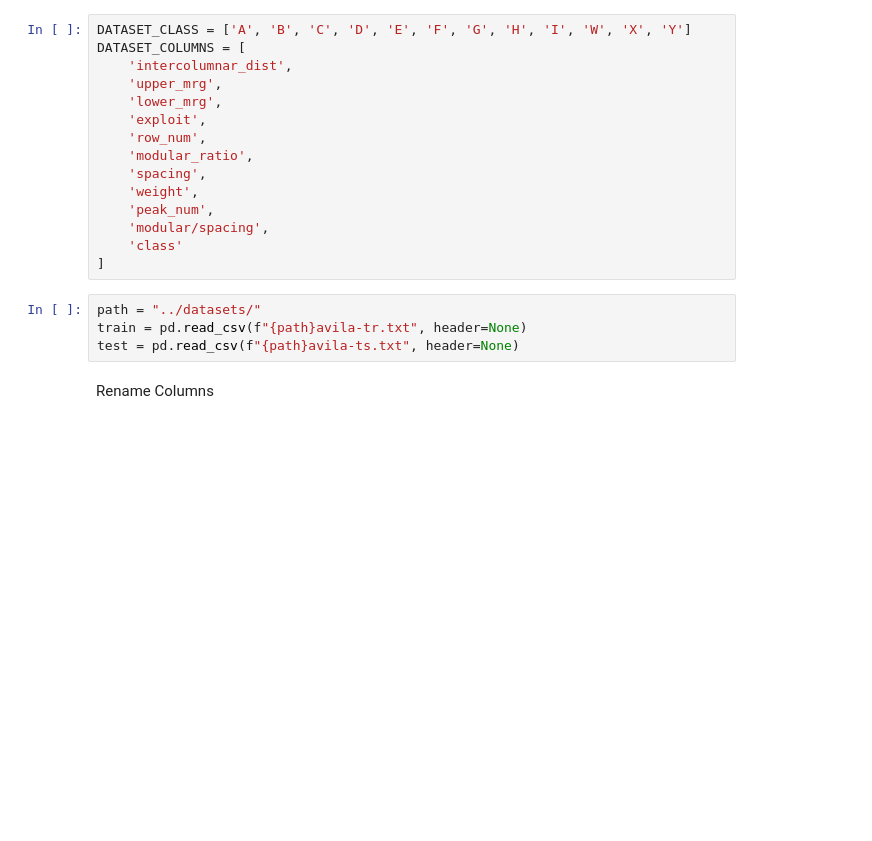
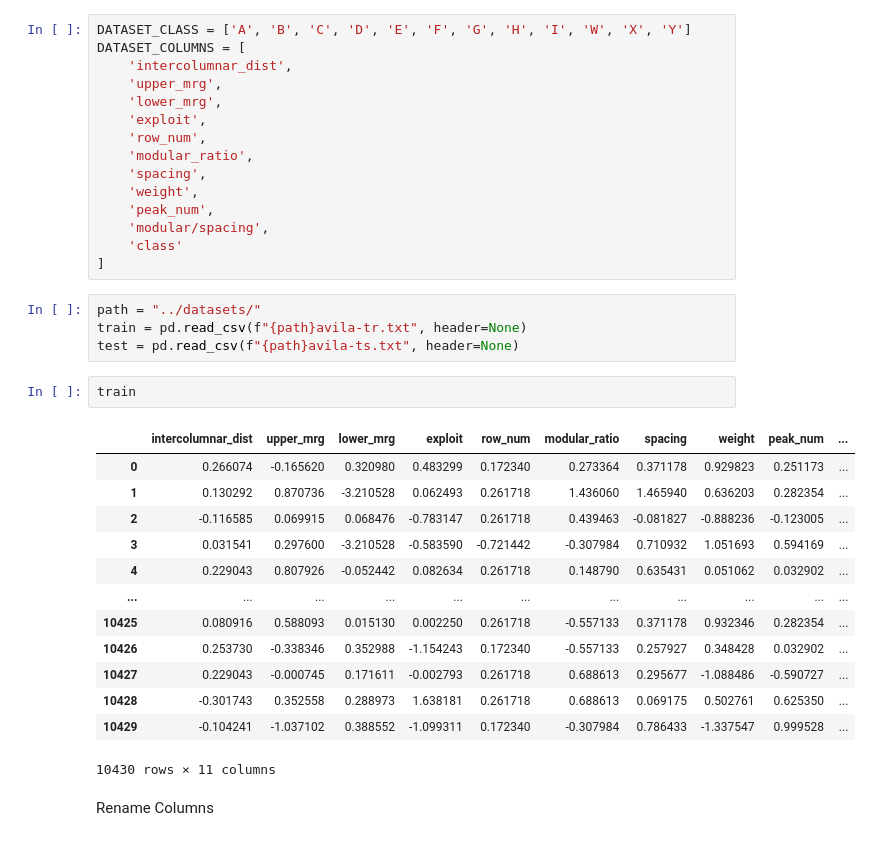
Before and after one commit to medartus/Avila-Analysis, a Jupyter notebook: notebook/Avila.ipynb, the cells around one changed output. Saved outputs shown, nothing was run; the diff lists cells and outputs as text; blank space fills up the shorter version.

```diff
--- a/notebook/Avila.ipynb
+++ b/notebook/Avila.ipynb
@@ -66,6 +66,22 @@ DATASET_COLUMNS = [
 path = "../datasets/"
 train = pd.read_csv(f"{path}avila-tr.txt", header=None)
 test = pd.read_csv(f"{path}avila-ts.txt", header=None)
+# %%
+train
+# %% [output]
+|  | intercolumnar_dist | upper_mrg | lower_mrg | exploit | row_num | modular_ratio | spacing | weight | peak_num | ... |
+| 0 | 0.266074 | -0.165620 | 0.320980 | 0.483299 | 0.172340 | 0.273364 | 0.371178 | 0.929823 | 0.251173 | ... |
+| 1 | 0.130292 | 0.870736 | -3.210528 | 0.062493 | 0.261718 | 1.436060 | 1.465940 | 0.636203 | 0.282354 | ... |
+| 2 | -0.116585 | 0.069915 | 0.068476 | -0.783147 | 0.261718 | 0.439463 | -0.081827 | -0.888236 | -0.123005 | ... |
+| 3 | 0.031541 | 0.297600 | -3.210528 | -0.583590 | -0.721442 | -0.307984 | 0.710932 | 1.051693 | 0.594169 | ... |
+| 4 | 0.229043 | 0.807926 | -0.052442 | 0.082634 | 0.261718 | 0.148790 | 0.635431 | 0.051062 | 0.032902 | ... |
+| ... | ... | ... | ... | ... | ... | ... | ... | ... | ... | ... |
+| 10425 | 0.080916 | 0.588093 | 0.015130 | 0.002250 | 0.261718 | -0.557133 | 0.371178 | 0.932346 | 0.282354 | ... |
+| 10426 | 0.253730 | -0.338346 | 0.352988 | -1.154243 | 0.172340 | -0.557133 | 0.257927 | 0.348428 | 0.032902 | ... |
+| 10427 | 0.229043 | -0.000745 | 0.171611 | -0.002793 | 0.261718 | 0.688613 | 0.295677 | -1.088486 | -0.590727 | ... |
+| 10428 | -0.301743 | 0.352558 | 0.288973 | 1.638181 | 0.261718 | 0.688613 | 0.069175 | 0.502761 | 0.625350 | ... |
+| 10429 | -0.104241 | -1.037102 | 0.388552 | -1.099311 | 0.172340 | -0.307984 | 0.786433 | -1.337547 | 0.999528 | ... |
+10430 rows × 11 columns
 # %% [markdown]
 Rename Columns
 # %%
```
Also changed, not shown: parts of 1 cell of this notebook, 3 other files.
